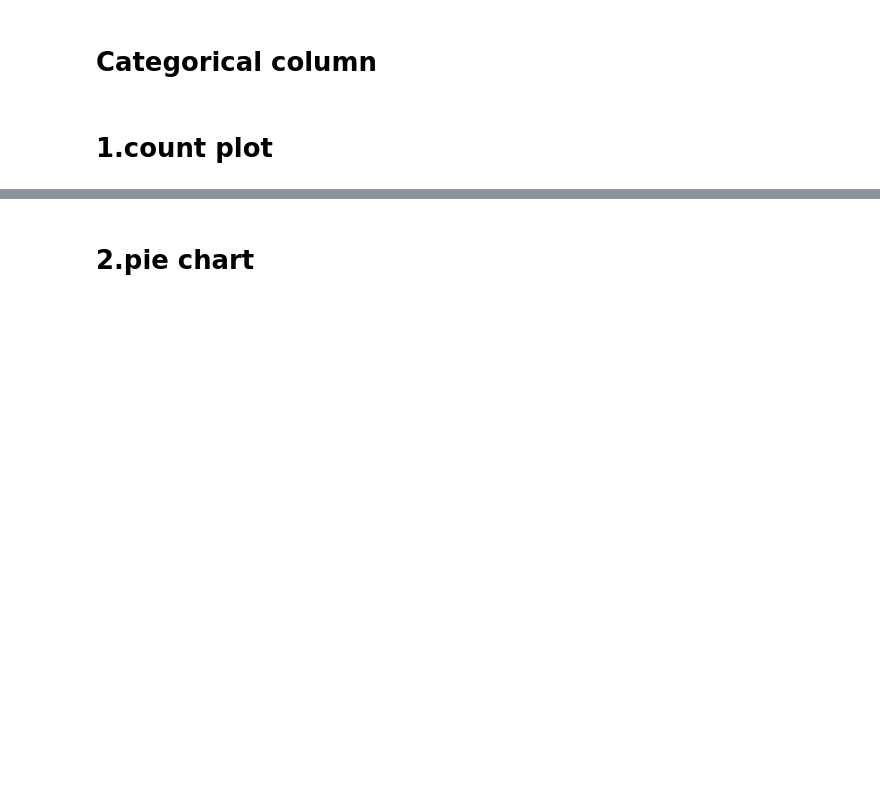
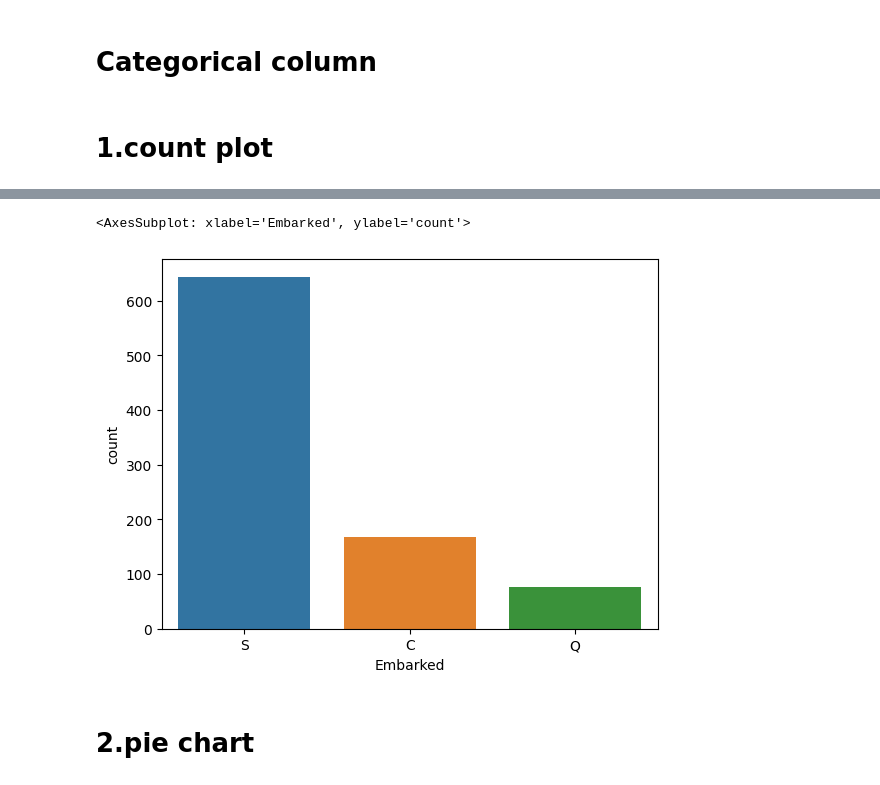
Before and after one commit to debasishnayak12/dailly-code--activitty, a Jupyter notebook: EDA.ipynb, the cells around one changed output, grey strips where cells are left out. Saved outputs shown, nothing was run; the diff lists cells and outputs as text; code cells hidden in the pictures; blank space fills up the shorter version.

```diff
--- a/EDA.ipynb
+++ b/EDA.ipynb
@@ -254,5 +257,8 @@ ValueError: could not convert string to float: 'male'
 # %%
-sns.countplot(df["Embarked"])
+sns.countplot(df,x="Embarked")
+# %% [output]
+<AxesSubplot: xlabel='Embarked', ylabel='count'>
+[figure, added]
 # %% [markdown]
 # 2.pie chart
 # %%
```
Also changed, not shown: parts of 3 cells of this notebook.
